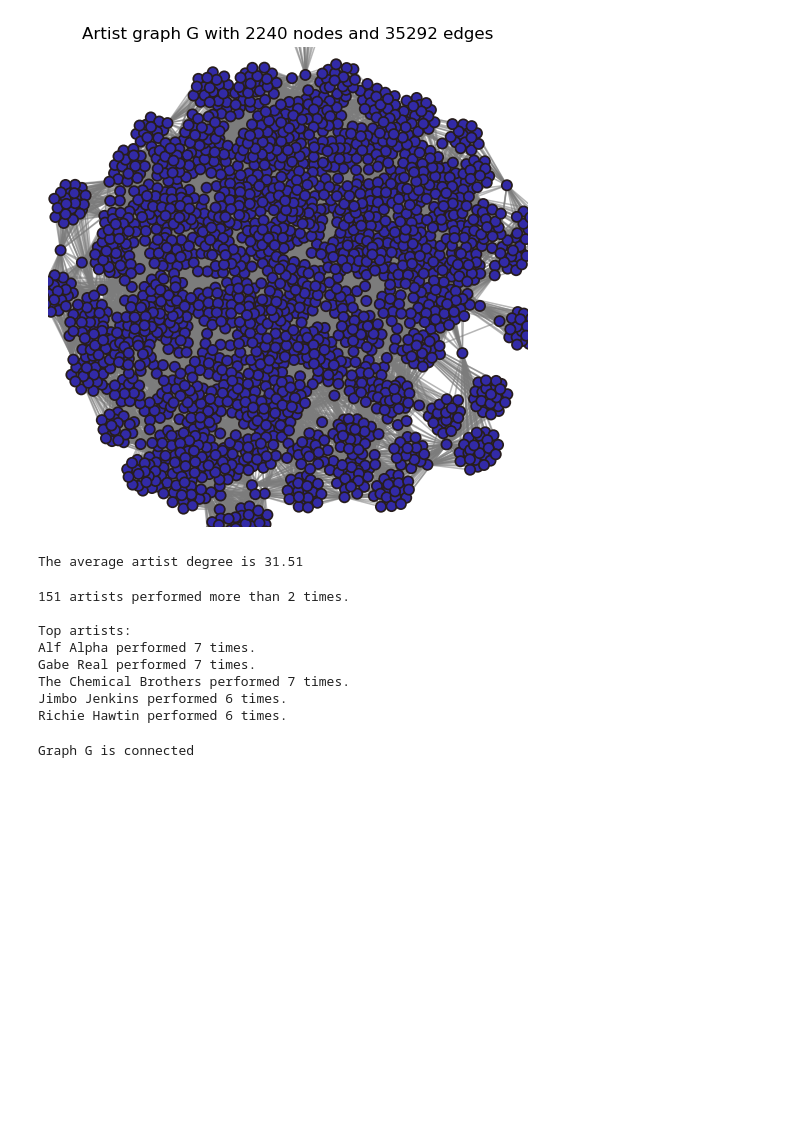
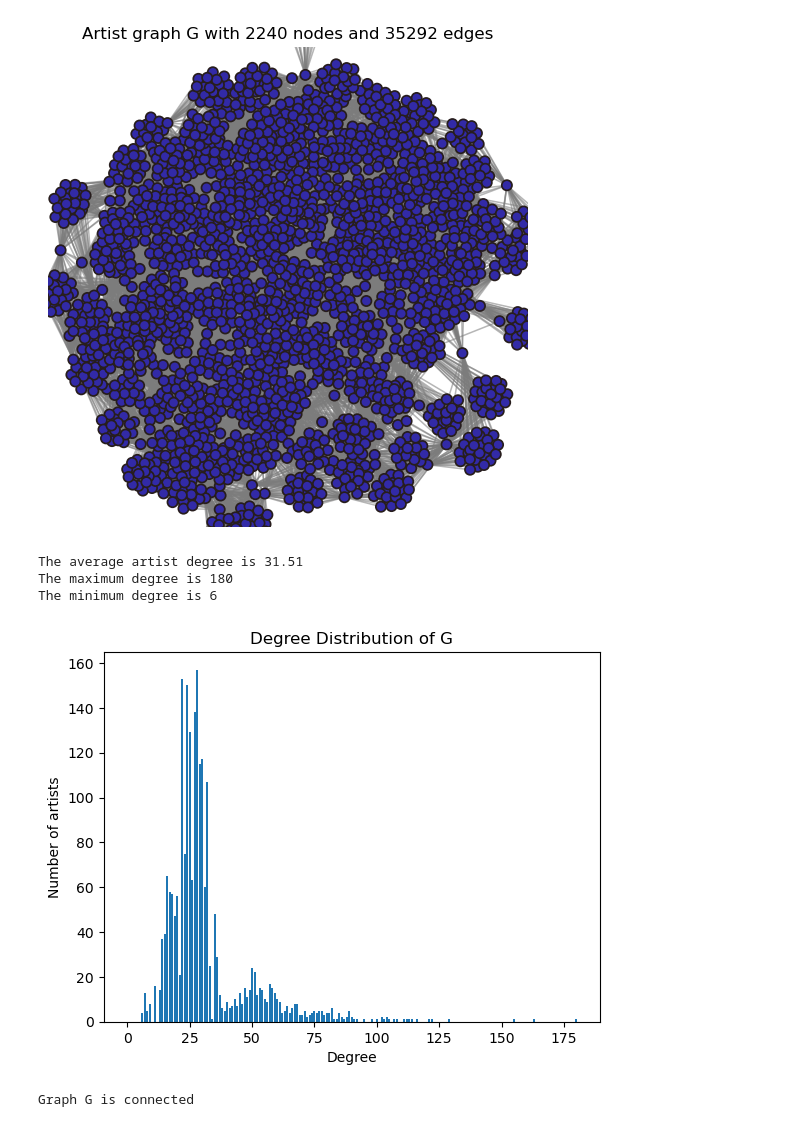
Before and after one commit to lwhitlock8/css-spotify-project, a Jupyter notebook: creating_network.ipynb, the cells around one changed output. Saved outputs shown, nothing was run; the diff lists cells and outputs as text; code cells hidden in the pictures; blank space fills up the shorter version.

Commit message:
writing and analysis

```diff
--- a/creating_network.ipynb
+++ b/creating_network.ipynb
@@ -119,4 +129,40 @@ plt.title(f"Artist graph G with {n} nodes and {m} edges")
 plt.show()
 # %% [output]
 [figure]
+# %%
+""" Graph and data analysis"""
+
+
+def degree_analysis(graph):
+    graph_degrees = graph.degree()
+    degrees = [degree for author, degree in graph_degrees]
+    sum_degrees = sum(degrees)
+
+    average_degree = sum_degrees/len(graph_degrees)
+    max_degree = max(degrees)
+    min_degree = min(degrees)
+    return average_degree, max_degree, min_degree
+
+def plot_degree_distribution(graph):
+    degree_distribution = nx.degree_histogram(graph)
+
+    plt.bar(range(len(degree_distribution)), degree_distribution)
+    plt.xlabel("Degree")
+    plt.ylabel("Number of artists")
+    plt.title("Degree Distribution of G")
+    plt.show()
+# %%
+# Degree analysis
+
+average_degree, max_degree, min_degree = degree_analysis(artists_graph)
+print(f"The average artist degree is {round(average_degree,2)}")
+print(f"The maximum degree is {(max_degree)}")
+print(f"The minimum degree is {(min_degree)}")
+
+plot_degree_distribution(artists_graph)
+# %% [output]
+The average artist degree is 31.51
+The maximum degree is 180
+The minimum degree is 6
+[figure, added]
 # %%
@@ -141,19 +183 @@ def calc_average_degree(graph):
-# %%
-
-average_deg_artists = calc_average_degree(artists_graph)
-print(f"The average artist degree is {round(average_deg_artists,2)}")
-# %% [output]
-The average artist degree is 31.51
-# %%
-n_times = 2
-dup_artists, top_artists = find_duplicate_artists(artist_data, n_times, 5)
-# %% [output]
-151 artists performed more than 2 times.
-
-Top artists:
-Alf Alpha performed 7 times.
-Gabe Real performed 7 times.
-The Chemical Brothers performed 7 times.
-Jimbo Jenkins performed 6 times.
-Richie Hawtin performed 6 times.
 # %%
```
Also changed, not shown: parts of 18 cells of this notebook.
